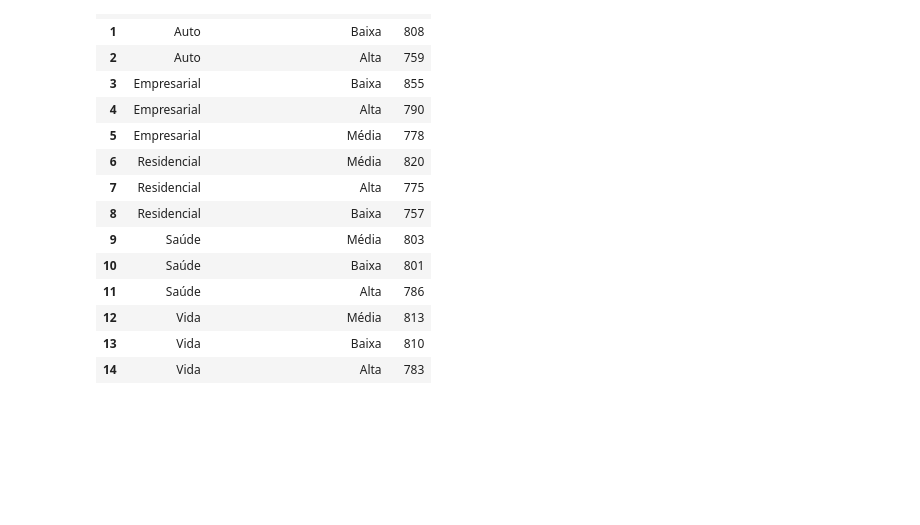
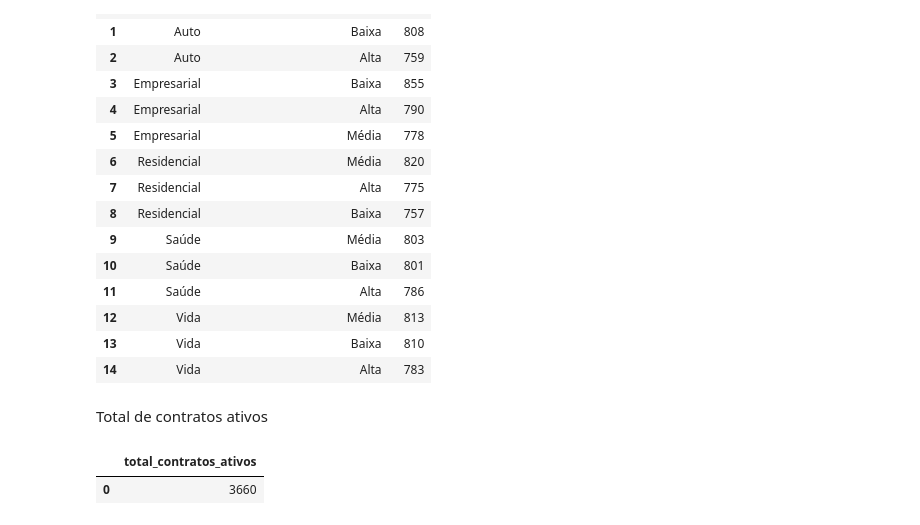
Before and after one commit to Anavillas/final-project, a Jupyter notebook: notebooks/contratos.ipynb, the cells around one changed output. Cells and saved outputs as stored; diff of their text form; code cells hidden in the pictures; blank space fills up the shorter version.

```diff
--- a/notebooks/contratos.ipynb
+++ b/notebooks/contratos.ipynb
@@ -497,3 +501,20 @@ df_satisf_ultima_avl_agroup_contrato
 | 12 | Vida | Média | 813 |
 | 13 | Vida | Baixa | 810 |
 | 14 | Vida | Alta | 783 |
+# %% [markdown]
+Total de contratos ativos
+# %%
+query_total_contratos_ativos = """
+SELECT COUNT(*) AS total_contratos_ativos
+FROM contratos c
+LEFT JOIN cancelamentos ca ON c.id_contrato = ca.id_contrato
+WHERE ca.id_contrato IS NULL  -- contrato não cancelado
+  AND DATE('now') BETWEEN DATE(c.data_inicio) AND DATE(c.data_fim)
+;
+
+"""
+df_total_contratos_ativos = pd.read_sql_query(query_total_contratos_ativos, conn)
+df_total_contratos_ativos
+# %% [output]
+|  | total_contratos_ativos |
+| 0 | 3660 |
```
Also changed, not shown: parts of 1 cell of this notebook, 1 other file.
